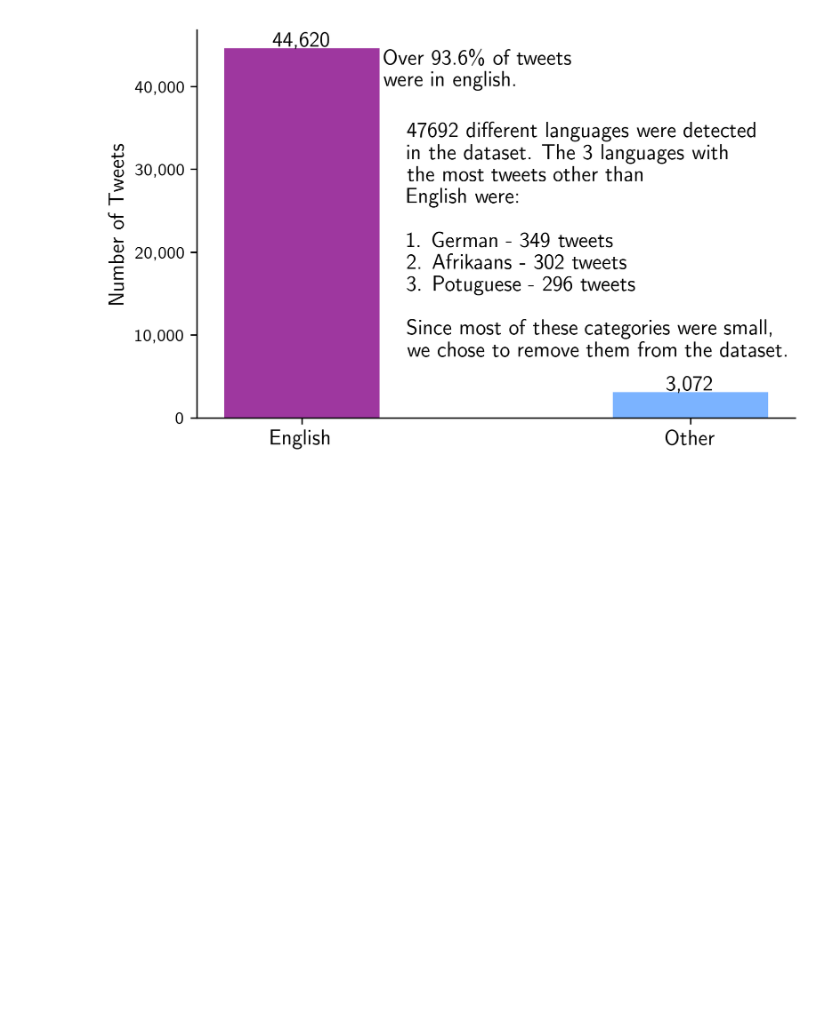
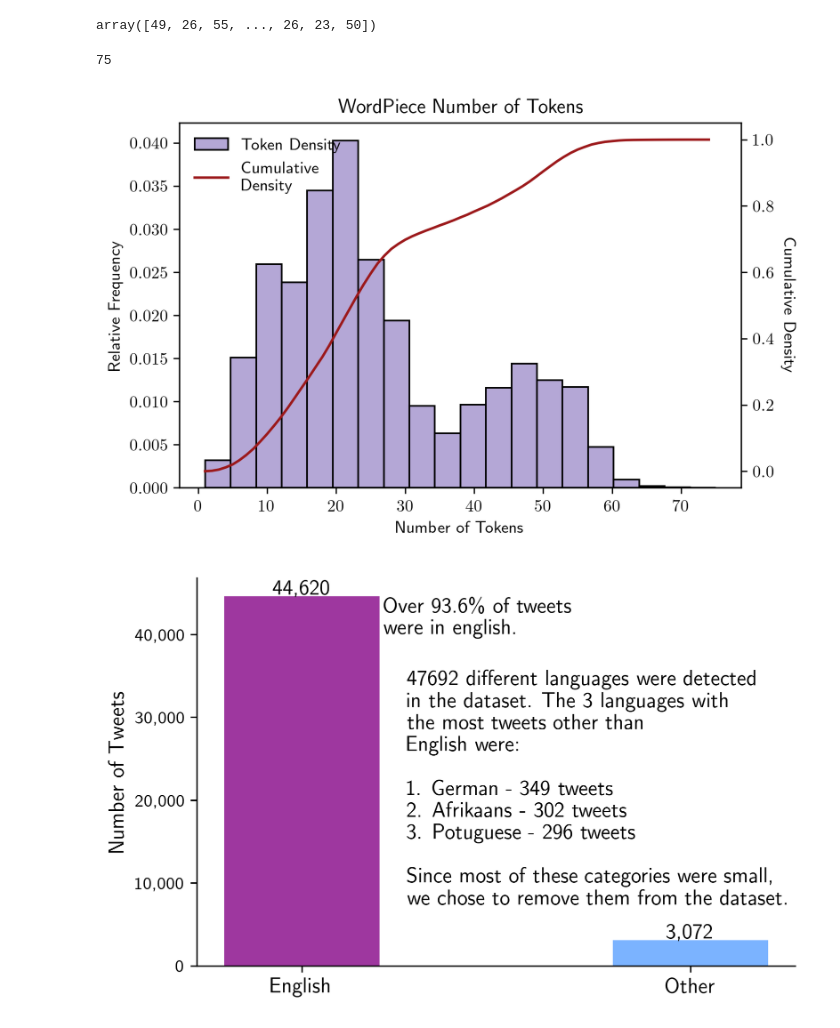
Before and after one commit to ayush-kumar-1/capstone, a Jupyter notebook: src/notebooks/1_eda.ipynb, the cells around one changed output. Drawn from its saved outputs; the diff is of its cells as text; code cells hidden in the pictures; blank space fills up the shorter version.

```diff
--- a/src/notebooks/1_eda.ipynb
+++ b/src/notebooks/1_eda.ipynb
@@ -35,0 +61,16 @@ from preprocessing import *
+# %%
+tokenizer = Tokenizer(WP())
+normalizer = normalizers.Sequence([Lowercase(), NFD(), StripAccents()])
+
+tokenizer.pre_tokenizer = Whitespace()
+tokenizer.normalizer = normalizer
+
+special_tokens = ["$HASHTAG$", "$EMOJI$", "$URL$", "$RESERVED$", "$MENTION$", "[UNK]"]
+trainer = WordPieceTrainer(special_tokens = special_tokens)
+
+files = df[df.lang == 'en'].tweet_text.to_list()
+tokenizer.train_from_iterator(files, trainer)
+
+df["tokens"] = tokenizer.encode_batch(df.tweet_text)
+df = df.drop_duplicates("tokens")
+df
@@ -36,3 +91,39 @@ from preprocessing import *
+# %%
+lengths = np.array([len(encoding.tokens) for encoding in df.tokens])
+lengths
+# %% [output]
+array([49, 26, 55, ..., 26, 23, 50])
+# %%
+max(lengths)
+# %% [output]
+75
+# %%
+xs = np.arange(1, 75)
+cdf = [(lengths <= length).sum()/len(lengths) for length in xs]
+
+plt.rcParams["figure.figsize"] = [6,4]
+plt.rcParams["figure.dpi"] = 300
+plt.rcParams["text.usetex"] = True #change to true for final
+
+fig, ax1 = plt.subplots()
+ax2 = ax1.twinx()
+
+
+histogram = ax1.hist(lengths, density=True, bins = 20, zorder = 1, color = "#b4a7d6", ec = "black", label = "Token Density")
+line = ax2.plot(xs, cdf, zorder = 2, label = "Cumulative\nDensity", color = "#9c191b")
+
+lines, labels = ax1.get_legend_handles_labels()
+lines2, labels2 = ax2.get_legend_handles_labels()
+
+ax2.legend(lines + lines2, labels + labels2, frameon = False)
+ax1.set_title("WordPiece Number of Tokens")
+ax1.set_xlabel("Number of Tokens")
+ax1.set_ylabel("Relative Frequency")
+ax2.set_ylabel("Cumulative Density", rotation = 270, va = "bottom")
+
+plt.show()
+# %% [output]
+[figure, added]
 # %%
 lang_df = pd.read_csv("../../cyberbullying_tweets/tweets_with_lang.csv")
 
```
Also changed, not shown: parts of 3 cells of this notebook, 7 other files.
